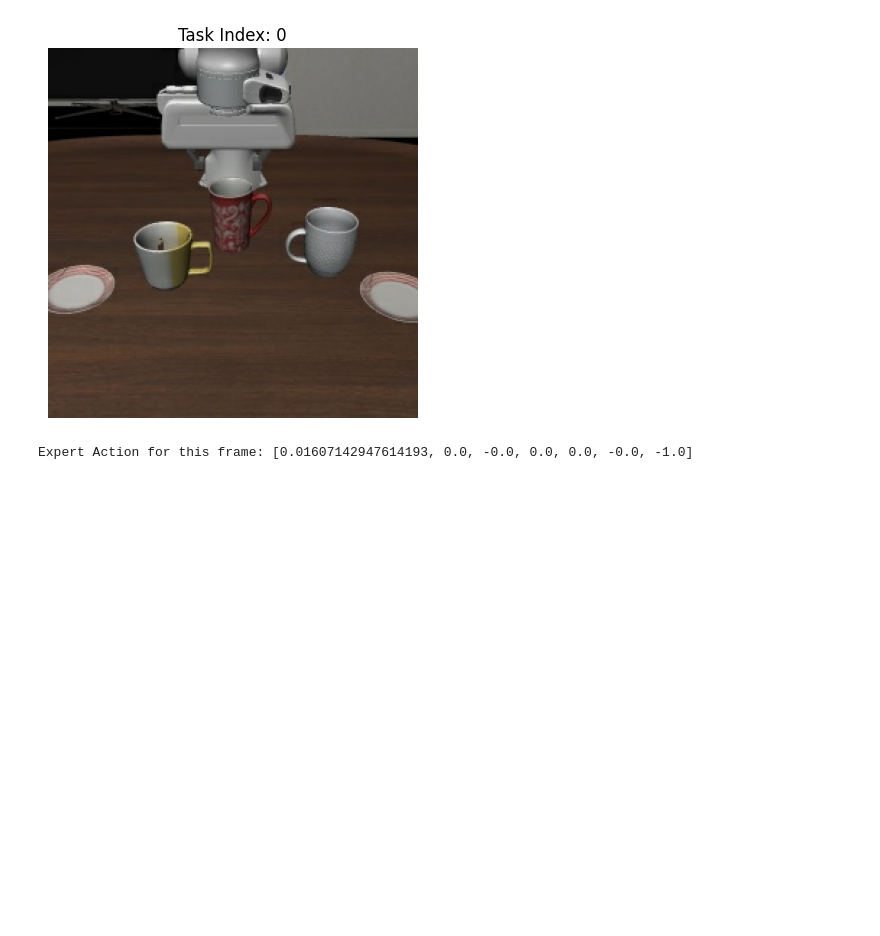
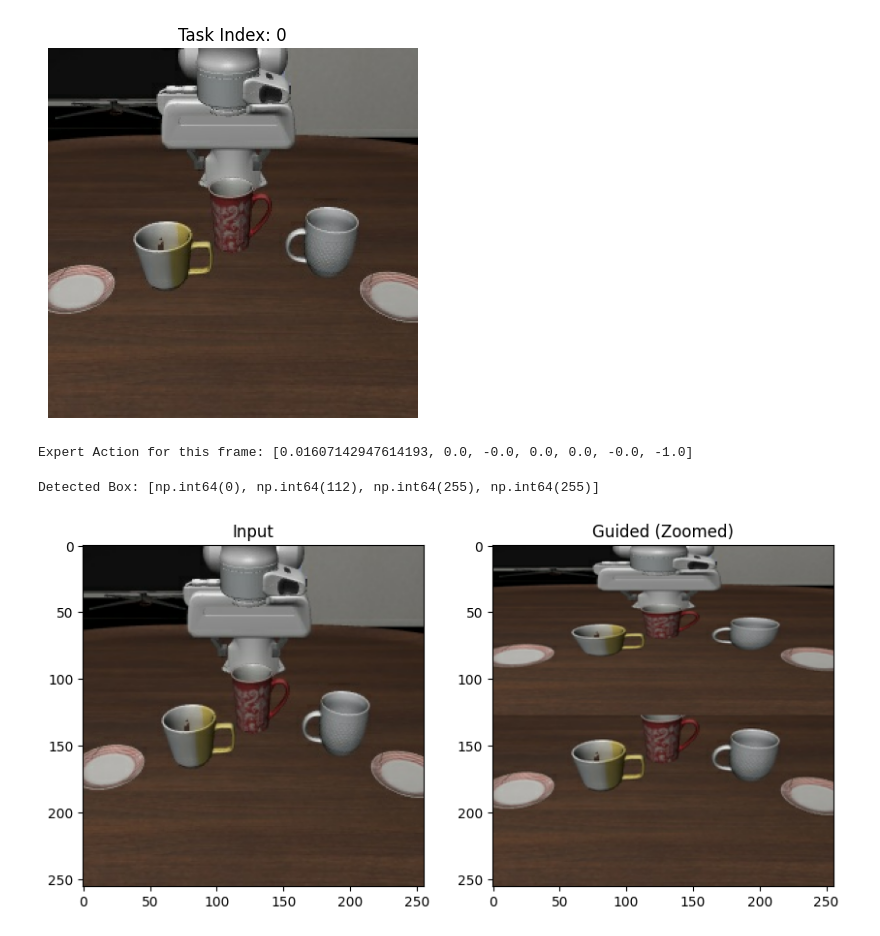
Before and after one commit to HemaankMahajan/OpenVla-Specific-Generalization, a Jupyter notebook: SemanticGeneralization.ipynb, the cells around one changed output. Cells and saved outputs as stored; diff of their text form; code cells hidden in the pictures; blank space fills up the shorter version.

Commit message:
Two-Panel Visual Guidance with SAM model assistance

```diff
--- a/SemanticGeneralization.ipynb
+++ b/SemanticGeneralization.ipynb
@@ -256,6 +273,11 @@ Improvement:     0.00%
 ========================================
 # %%
 !cp -r /content/drive/MyDrive/OpenVLAmodel/vla_model_local /content/vla_model_local
+# %%
+from datasets import load_dataset
+
+# Login using e.g. `huggingface-cli login` to access this dataset
+ds = load_dataset("lerobot/libero_10_image", split="train", streaming=True)
 # %%
 print("Dataset Features:")
 print(ds.features)
@@ -302,8 +311,0 @@ if not os.path.exists(sam_checkpoint):
-# %%
-# Initialize SAM on GPU
-model_type = "vit_t"
-mobile_sam = sam_model_registry[model_type](checkpoint=sam_checkpoint)
-mobile_sam.to(device="cuda")
-sam_predictor = SamPredictor(mobile_sam)
-
-print("✅ MobileSAM loaded and ready.")
@@ -309,0 +347,34 @@ print("✅ MobileSAM loaded and ready.")
+# %%
+def make_two_panel(full_pil, box):
+    W, H = full_pil.size
+    x1, y1, x2, y2 = box
+
+    # 1. Create the Crop
+    # Add a small buffer so the model sees the object's edges
+    pad = 15
+    crop_box = (max(0, x1-pad), max(0, y1-pad), min(W, x2+pad), min(H, y2+pad))
+    crop = full_pil.crop(crop_box).resize((W, H), Image.Resampling.LANCZOS)
+
+    # 2. Create a Vertical Stack (Top: Full, Bottom: Zoom)
+    # This ensures that when the processor resizes to square, the distortion is uniform
+    canvas = Image.new("RGB", (W, H * 2))
+    canvas.paste(full_pil, (0, 0))
+    canvas.paste(crop, (0, H))
+
+    # Resize back to standard input size (e.g., 256x256)
+    return canvas.resize((W, H), Image.Resampling.LANCZOS)
+# %%
+it = iter(ds)
+sample = next(it)
+img = sample['observation.images.image']
+box = get_dynamic_box(img)
+guided = make_two_panel(img, box)
+
+print(f"Detected Box: {box}")
+plt.figure(figsize=(10, 5))
+plt.subplot(1, 2, 1); plt.imshow(img); plt.title("Input")
+plt.subplot(1, 2, 2); plt.imshow(guided); plt.title("Guided (Zoomed)")
+plt.show()
+# %% [output]
+Detected Box: [np.int64(0), np.int64(112), np.int64(255), np.int64(255)]
+[figure, added]
```
Also changed, not shown: parts of 18 cells of this notebook.
